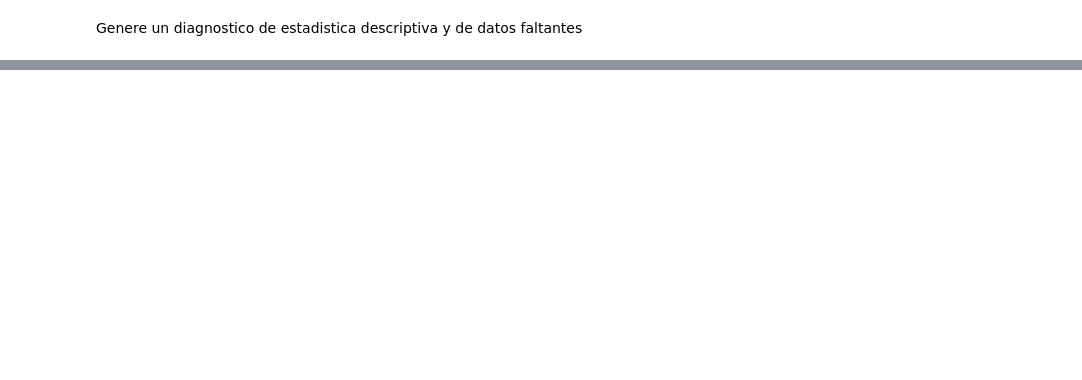
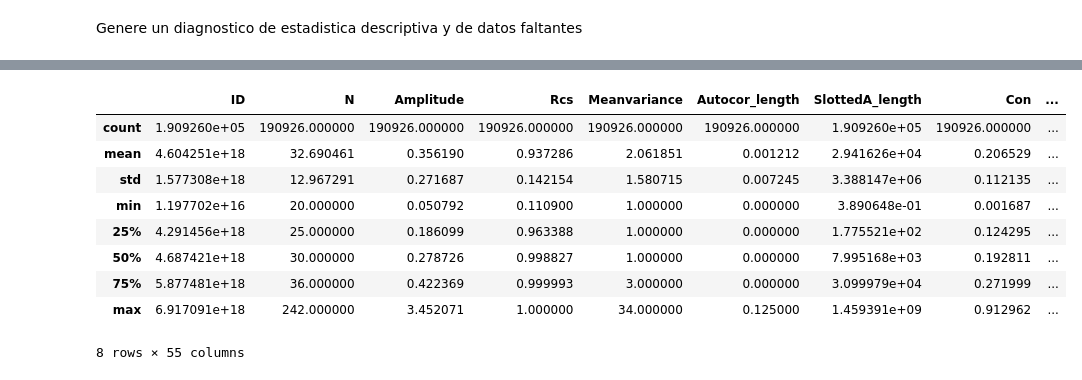
Before and after one commit to sebarancibia/arancibia-sebastian, a Jupyter notebook: MiniProyecto 1/Miniproyecto 1.ipynb, the cells around one changed output, grey strips where cells are left out. Cells and saved outputs as stored; diff of their text form; code cells hidden in the pictures; blank space fills up the shorter version.

```diff
--- a/MiniProyecto 1/Miniproyecto 1.ipynb
+++ b/MiniProyecto 1/Miniproyecto 1.ipynb
@@ -45,0 +82,13 @@ Genere un diagnostico de estadistica descriptiva y de datos faltantes
+# %%
+db.describe()
+# %% [output]
+|  | ID | N | Amplitude | Rcs | Meanvariance | Autocor_length | SlottedA_length | Con | ... |
+| count | 1.909260e+05 | 190926.000000 | 190926.000000 | 190926.000000 | 190926.000000 | 190926.000000 | 1.909260e+05 | 190926.000000 | ... |
+| mean | 4.604251e+18 | 32.690461 | 0.356190 | 0.937286 | 2.061851 | 0.001212 | 2.941626e+04 | 0.206529 | ... |
+| std | 1.577308e+18 | 12.967291 | 0.271687 | 0.142154 | 1.580715 | 0.007245 | 3.388147e+06 | 0.112135 | ... |
+| min | 1.197702e+16 | 20.000000 | 0.050792 | 0.110900 | 1.000000 | 0.000000 | 3.890648e-01 | 0.001687 | ... |
+| 25% | 4.291456e+18 | 25.000000 | 0.186099 | 0.963388 | 1.000000 | 0.000000 | 1.775521e+02 | 0.124295 | ... |
+| 50% | 4.687421e+18 | 30.000000 | 0.278726 | 0.998827 | 1.000000 | 0.000000 | 7.995168e+03 | 0.192811 | ... |
+| 75% | 5.877481e+18 | 36.000000 | 0.422369 | 0.999993 | 3.000000 | 0.000000 | 3.099979e+04 | 0.271999 | ... |
+| max | 6.917091e+18 | 242.000000 | 3.452071 | 1.000000 | 34.000000 | 0.125000 | 1.459391e+09 | 0.912962 | ... |
+8 rows × 55 columns
```
Also changed, not shown: parts of 7 cells of this notebook.
